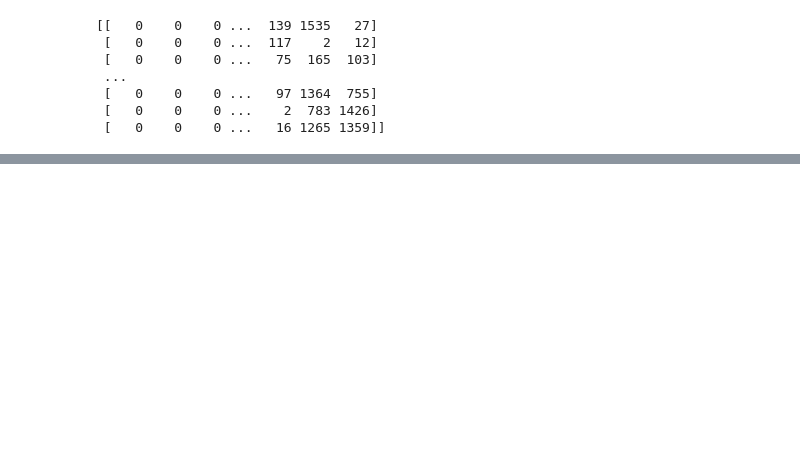
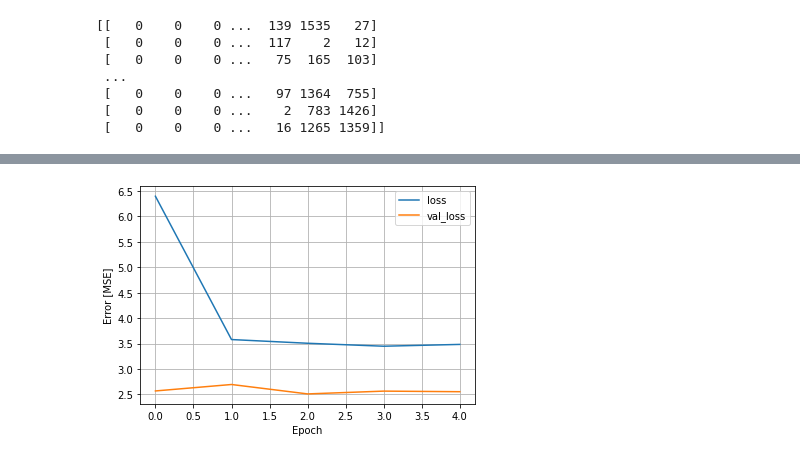
Before and after one commit to eporrasm/kaggle-tae, a Jupyter notebook: kaggle.ipynb, the cells around one changed output, grey strips where cells are left out. Cells and saved outputs as stored; diff of their text form; code cells hidden in the pictures; blank space fills up the shorter version.

```diff
--- a/kaggle.ipynb
+++ b/kaggle.ipynb
@@ -159,7 +174,7 @@ def modelo_lstm_definido():
     Bidilayers = tf.keras.layers.Bidirectional(tf.keras.layers.LSTM(512, return_sequences=True))(embeddings)
     Bidilayers = tf.keras.layers.Bidirectional(tf.keras.layers.LSTM(128, return_sequences=True))(Bidilayers)
     Bidilayers = tf.keras.layers.Bidirectional(tf.keras.layers.LSTM(128, return_sequences=True))(Bidilayers)
-    #x = tf.keras.layers.Bidirectional(tf.keras.layers.LSTM(64))(x)
+    Bidilayers = tf.keras.layers.Bidirectional(tf.keras.layers.LSTM(64))(Bidilayers)
 
 
 
@@ -284,9 +299,9 @@ You must install pydot (`pip install pydot`) and install graphviz (see instructi
 # %%
-import os
+
 #Direcciones y constantes de callbacks
 WORKSPACE_FOLDER_PATH = ""
 OUTPUT_FOLDER_NAME = "Outputs"
-STOPPING_PATIENCE = 3  # Epochs
+STOPPING_PATIENCE = 2  # Epochs
 LR_PATIENCE = 4  # Epochs
 MODEL_NAME = "modelo"
 # %%
@@ -299,7 +314,7 @@ def create_callbacks(output_folder_path, model_name, stopping_patience, lr_patie
     verbose=1,
     save_best_only=True
   )
-  reduce_lr = ReduceLROnPlateau(factor=0.5, patience=lr_patience, min_lr=0.01125)
+  reduce_lr = ReduceLROnPlateau(factor=0.5, patience=lr_patience, min_lr=0.05)
 
   return [csv_logger, early_stopping, model_checkpoint, reduce_lr]
 
@@ -310,4 +325,4 @@ callbacks = create_callbacks(
   LR_PATIENCE
 )
 # %%
-historia = modelo.fit(X_train, y, epochs=50,  shuffle=True, validation_split=0.2, verbose=1, callbacks = callbacks)
+historia = modelo.fit(X_train, y, epochs=10,  shuffle=True, validation_split=0.2, verbose=1, callbacks = callbacks)
@@ -313,0 +354,9 @@ historia = modelo.fit(X_train, y, epochs=50,  shuffle=True, validation_split=0.2
+# %%
+plt.plot(historia.history['loss'], label='loss')
+plt.plot(historia.history['val_loss'], label='val_loss')
+plt.xlabel('Epoch')
+plt.ylabel('Error [MSE]')
+plt.legend()
+plt.grid(True)
+# %% [output]
+[figure, added]
```
Also changed, not shown: parts of 11 cells of this notebook.
